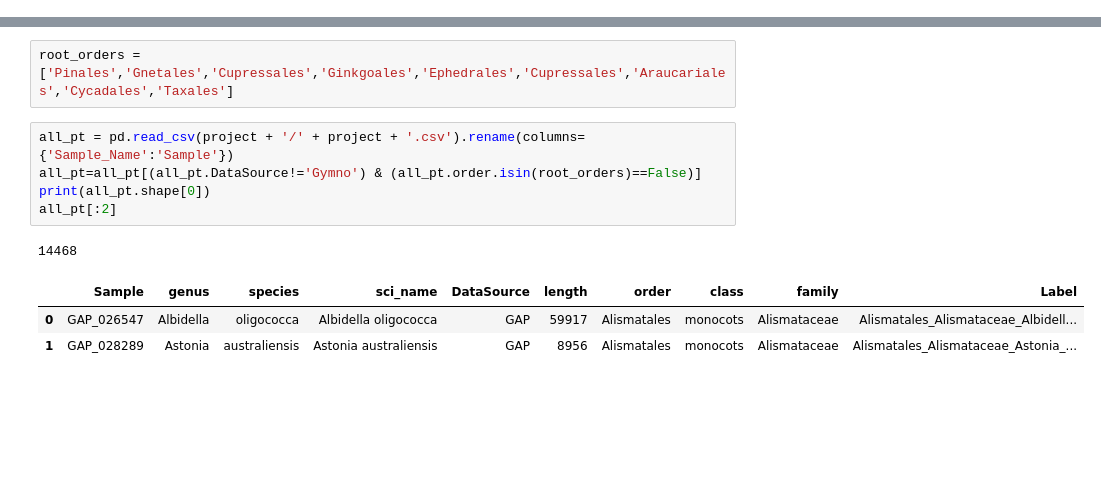
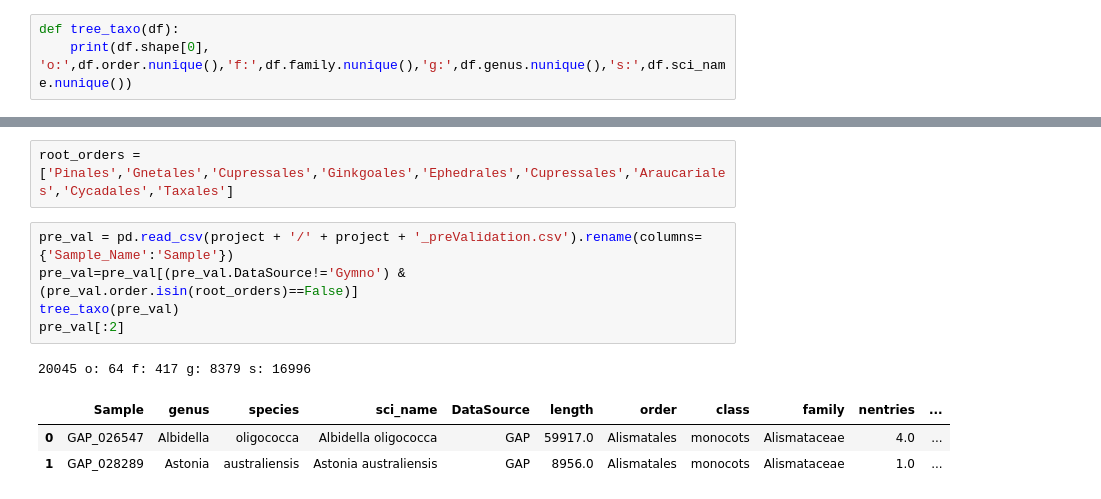
Before and after one commit to RBGKew/cpDNA, a Jupyter notebook: cpTree_v4.ipynb, the cells around one changed output, grey strips where cells are left out. Cells and saved outputs as stored; diff of their text form; blank space fills up the shorter version.

Commit message:
v0.4 update
Sample list update.
Updated Median Sum of Gene Length. Now calculated only on samples covering all cp genes

```diff
--- a/cpTree_v4.ipynb
+++ b/cpTree_v4.ipynb
@@ -3,4 +3,7 @@ import pandas as pd
 import os
 # %%
 project='cpTree_v4'
+# %%
+def tree_taxo(df):
+    print(df.shape[0], 'o:',df.order.nunique(),'f:',df.family.nunique(),'g:',df.genus.nunique(),'s:',df.sci_name.nunique())
 # %%
@@ -446,12 +504,12 @@ Review[['Sample','Label']].to_csv(project + '/' + project + '_final_labels.txt',
 # %%
 root_orders = ['Pinales','Gnetales','Cupressales','Ginkgoales','Ephedrales','Cupressales','Araucariales','Cycadales','Taxales']
 # %%
-all_pt = pd.read_csv(project + '/' + project + '.csv').rename(columns={'Sample_Name':'Sample'})
-all_pt=all_pt[(all_pt.DataSource!='Gymno') & (all_pt.order.isin(root_orders)==False)]
-print(all_pt.shape[0])
-all_pt[:2]
+pre_val = pd.read_csv(project + '/' + project + '_preValidation.csv').rename(columns={'Sample_Name':'Sample'})
+pre_val=pre_val[(pre_val.DataSource!='Gymno') & (pre_val.order.isin(root_orders)==False)]
+tree_taxo(pre_val)
+pre_val[:2]
 # %% [output]
-14468
+20045 o: 64 f: 417 g: 8379 s: 16996
-|  | Sample | genus | species | sci_name | DataSource | length | order | class | family | Label |
-| 0 | GAP_026547 | Albidella | oligococca | Albidella oligococca | GAP | 59917 | Alismatales | monocots | Alismataceae | Alismatales_Alismataceae_Albidell... |
-| 1 | GAP_028289 | Astonia | australiensis | Astonia australiensis | GAP | 8956 | Alismatales | monocots | Alismataceae | Alismatales_Alismataceae_Astonia_... |
+|  | Sample | genus | species | sci_name | DataSource | length | order | class | family | nentries | ... |
+| 0 | GAP_026547 | Albidella | oligococca | Albidella oligococca | GAP | 59917.0 | Alismatales | monocots | Alismataceae | 4.0 | ... |
+| 1 | GAP_028289 | Astonia | australiensis | Astonia australiensis | GAP | 8956.0 | Alismatales | monocots | Alismataceae | 1.0 | ... |
```
Also changed, not shown: parts of 28 cells of this notebook, 3 other files.
